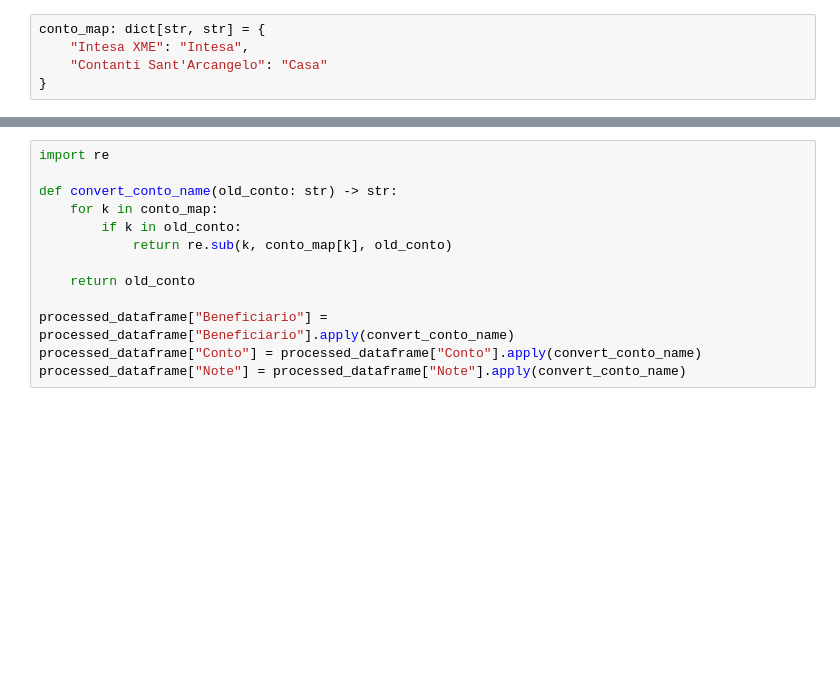
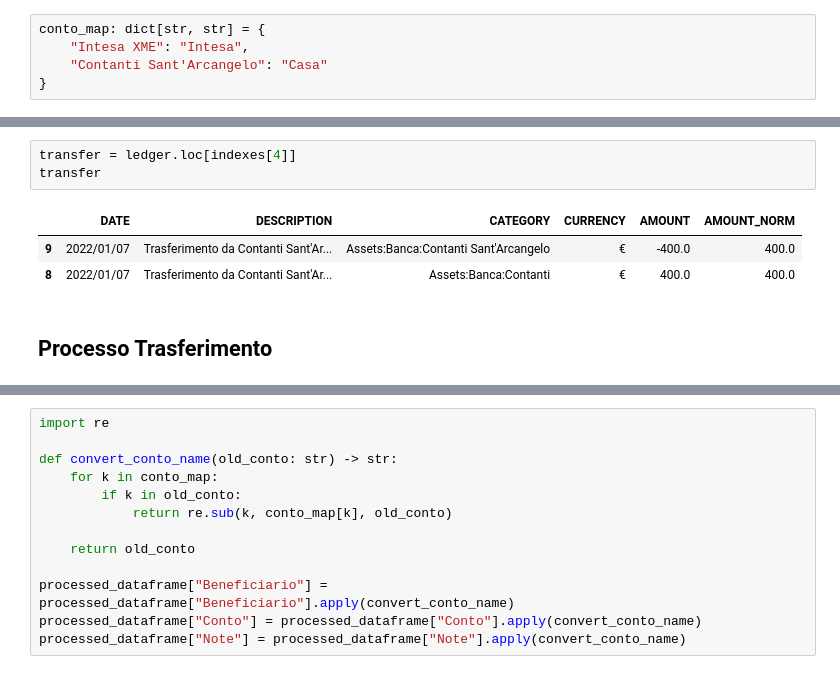
Before and after one commit to paolo-sofia/ledger-to-mmex, a Jupyter notebook: notebooks/dev.ipynb, the cells around one changed output, grey strips where cells are left out. Cells and saved outputs as stored; diff of their text form; blank space fills up the shorter version.

```diff
--- a/notebooks/dev.ipynb
+++ b/notebooks/dev.ipynb
@@ -69,0 +78,9 @@ ledger
+# %%
+transfer = ledger.loc[indexes[4]]
+transfer
+# %% [output]
+|  | DATE | DESCRIPTION | CATEGORY | CURRENCY | AMOUNT | AMOUNT_NORM |
+| 9 | 2022/01/07 | Trasferimento da Contanti Sant'Ar... | Assets:Banca:Contanti Sant'Arcangelo | € | -400.0 | 400.0 |
+| 8 | 2022/01/07 | Trasferimento da Contanti Sant'Ar... | Assets:Banca:Contanti | € | 400.0 | 400.0 |
+# %% [markdown]
+## Processo Trasferimento
```
Also changed, not shown: parts of 14 cells of this notebook, 6 other files.
